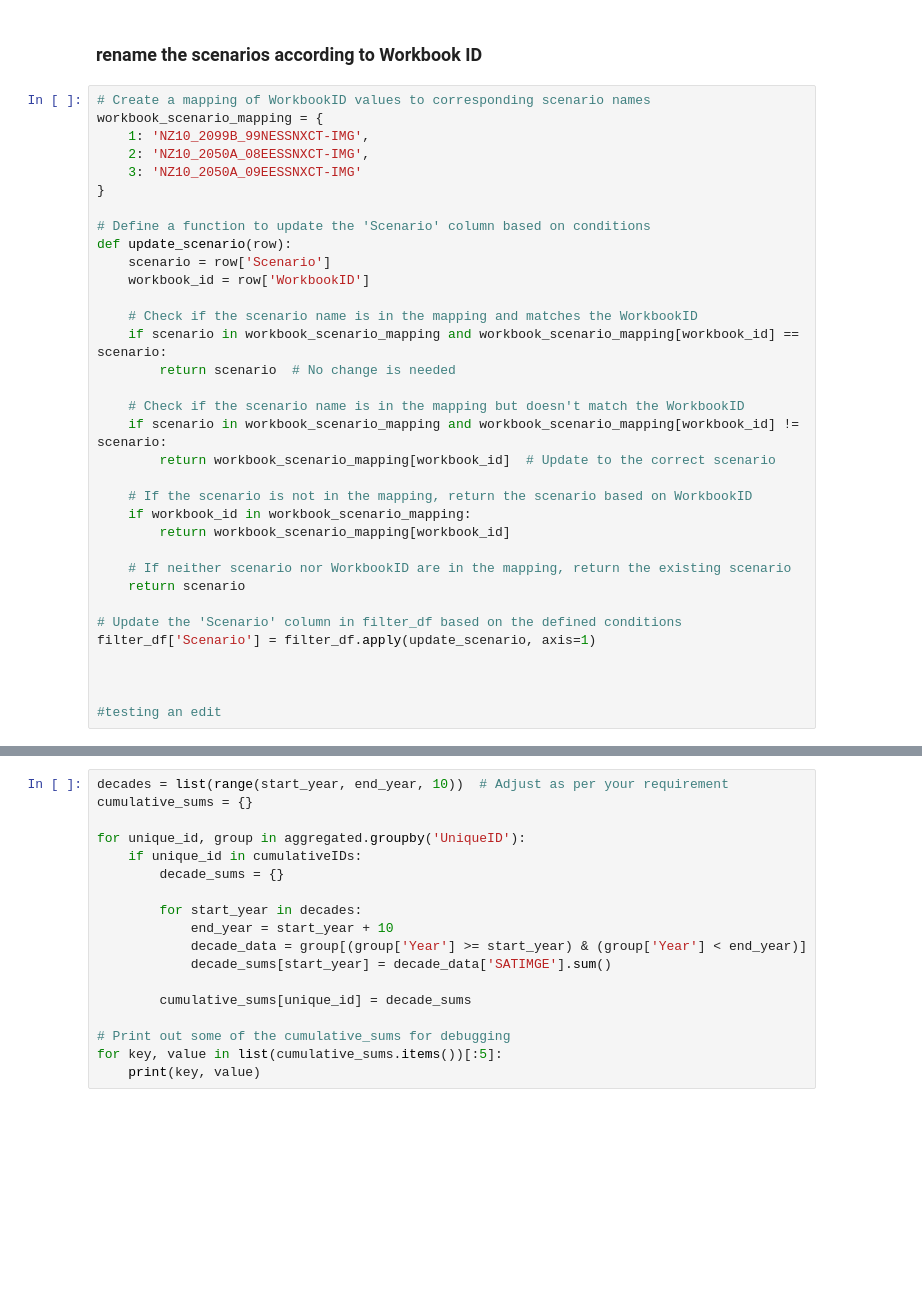
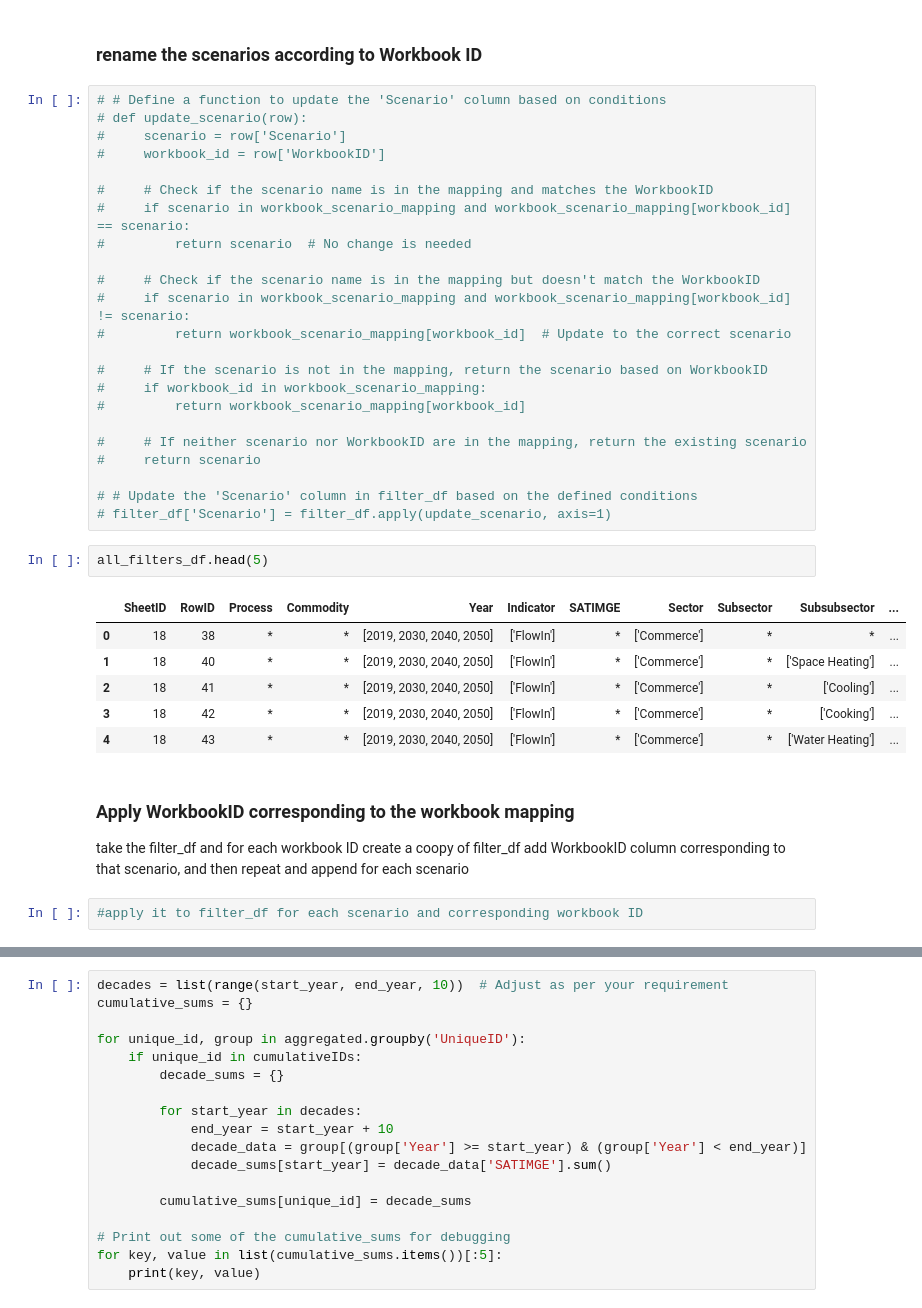
Before and after one commit to BryceMcCall/DDPTemplateAutomationV2, a Jupyter notebook: template_automator_units_cumulative.ipynb, the cells around one changed output, grey strips where cells are left out. Drawn from its saved outputs; the diff is of its cells as text; blank space fills up the shorter version.

```diff
--- a/template_automator_units_cumulative.ipynb
+++ b/template_automator_units_cumulative.ipynb
@@ -178,36 +295,40 @@ filter_df = combined_df
 # %% [markdown]
 ### rename the scenarios according to Workbook ID
 # %%
-# Create a mapping of WorkbookID values to corresponding scenario names
-workbook_scenario_mapping = {
-    1: 'NZ10_2099B_99NESSNXCT-IMG',
-    2: 'NZ10_2050A_08EESSNXCT-IMG',
-    3: 'NZ10_2050A_09EESSNXCT-IMG'
-}
+# # Define a function to update the 'Scenario' column based on conditions
+# def update_scenario(row):
+#     scenario = row['Scenario']
+#     workbook_id = row['WorkbookID']
 
-# Define a function to update the 'Scenario' column based on conditions
-def update_scenario(row):
-    scenario = row['Scenario']
-    workbook_id = row['WorkbookID']
+#     # Check if the scenario name is in the mapping and matches the WorkbookID
+#     if scenario in workbook_scenario_mapping and workbook_scenario_mapping[workbook_id] == scenario:
+#         return scenario  # No change is needed
 
-    # Check if the scenario name is in the mapping and matches the WorkbookID
-    if scenario in workbook_scenario_mapping and workbook_scenario_mapping[workbook_id] == scenario:
-        return scenario  # No change is needed
+#     # Check if the scenario name is in the mapping but doesn't match the WorkbookID
+#     if scenario in workbook_scenario_mapping and workbook_scenario_mapping[workbook_id] != scenario:
+#         return workbook_scenario_mapping[workbook_id]  # Update to the correct scenario
 
-    # Check if the scenario name is in the mapping but doesn't match the WorkbookID
-    if scenario in workbook_scenario_mapping and workbook_scenario_mapping[workbook_id] != scenario:
-        return workbook_scenario_mapping[workbook_id]  # Update to the correct scenario
+#     # If the scenario is not in the mapping, return the scenario based on WorkbookID
+#     if workbook_id in workbook_scenario_mapping:
+#         return workbook_scenario_mapping[workbook_id]
 
-    # If the scenario is not in the mapping, return the scenario based on WorkbookID
-    if workbook_id in workbook_scenario_mapping:
-        return workbook_scenario_mapping[workbook_id]
+#     # If neither scenario nor WorkbookID are in the mapping, return the existing scenario
+#     return scenario
 
-    # If neither scenario nor WorkbookID are in the mapping, return the existing scenario
-    return scenario
-
-# Update the 'Scenario' column in filter_df based on the defined conditions
-filter_df['Scenario'] = filter_df.apply(update_scenario, axis=1)
-
-
-
-#testing an edit
+# # Update the 'Scenario' column in filter_df based on the defined conditions
+# filter_df['Scenario'] = filter_df.apply(update_scenario, axis=1)
+# %%
+all_filters_df.head(5)
+# %% [output]
+|  | SheetID | RowID | Process | Commodity | Year | Indicator | SATIMGE | Sector | Subsector | Subsubsector | ... |
+| 0 | 18 | 38 | * | * | [2019, 2030, 2040, 2050] | ['FlowIn'] | * | ['Commerce'] | * | * | ... |
+| 1 | 18 | 40 | * | * | [2019, 2030, 2040, 2050] | ['FlowIn'] | * | ['Commerce'] | * | ['Space Heating'] | ... |
+| 2 | 18 | 41 | * | * | [2019, 2030, 2040, 2050] | ['FlowIn'] | * | ['Commerce'] | * | ['Cooling'] | ... |
+| 3 | 18 | 42 | * | * | [2019, 2030, 2040, 2050] | ['FlowIn'] | * | ['Commerce'] | * | ['Cooking'] | ... |
+| 4 | 18 | 43 | * | * | [2019, 2030, 2040, 2050] | ['FlowIn'] | * | ['Commerce'] | * | ['Water Heating'] | ... |
+# %% [markdown]
+### Apply WorkbookID corresponding to the workbook mapping
+
+take the filter_df and for each workbook ID create a coopy of filter_df add WorkbookID column corresponding to that scenario, and then repeat and append for each scenario
+# %%
+#apply it to filter_df for each scenario and corresponding workbook ID
```
Also changed, not shown: parts of 35 cells of this notebook, 38 other files.
